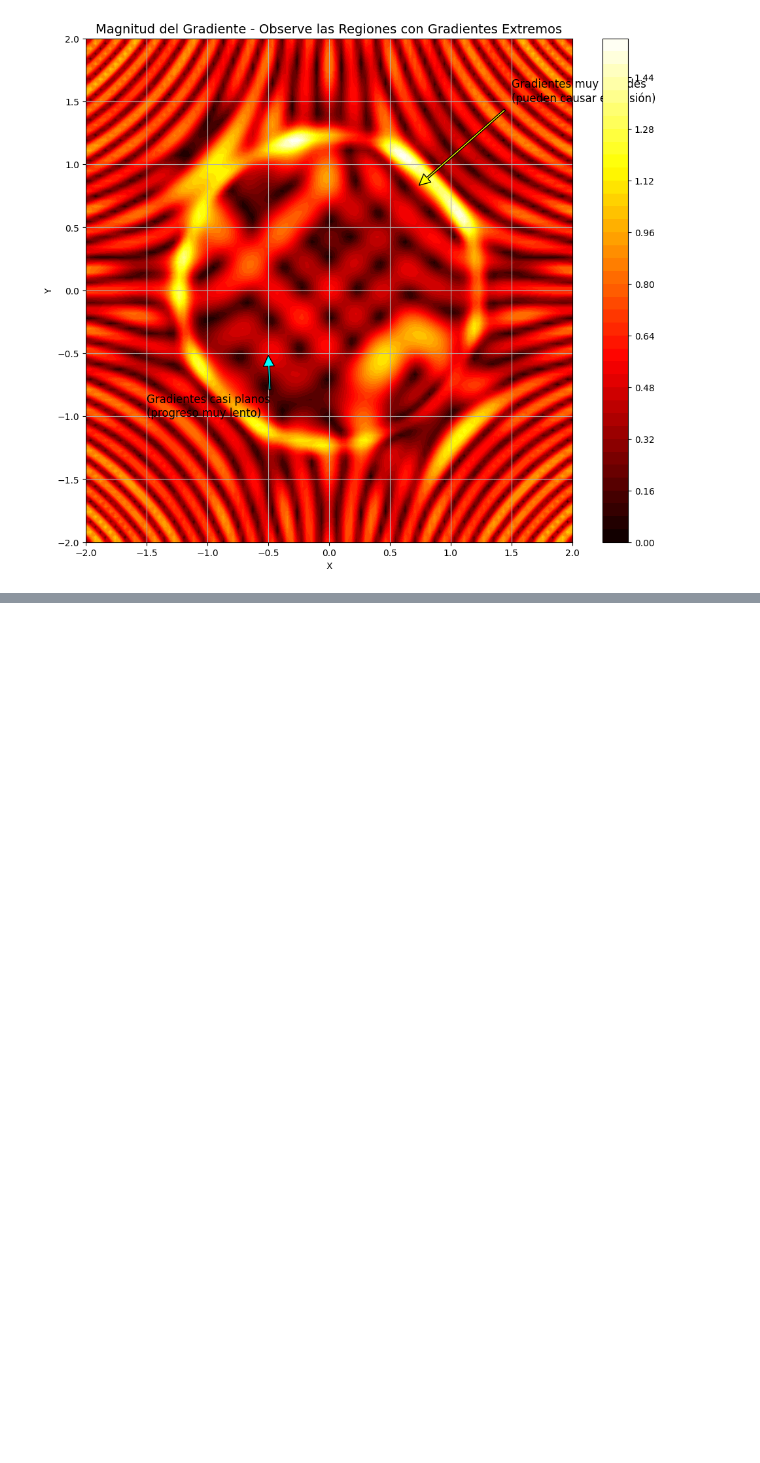
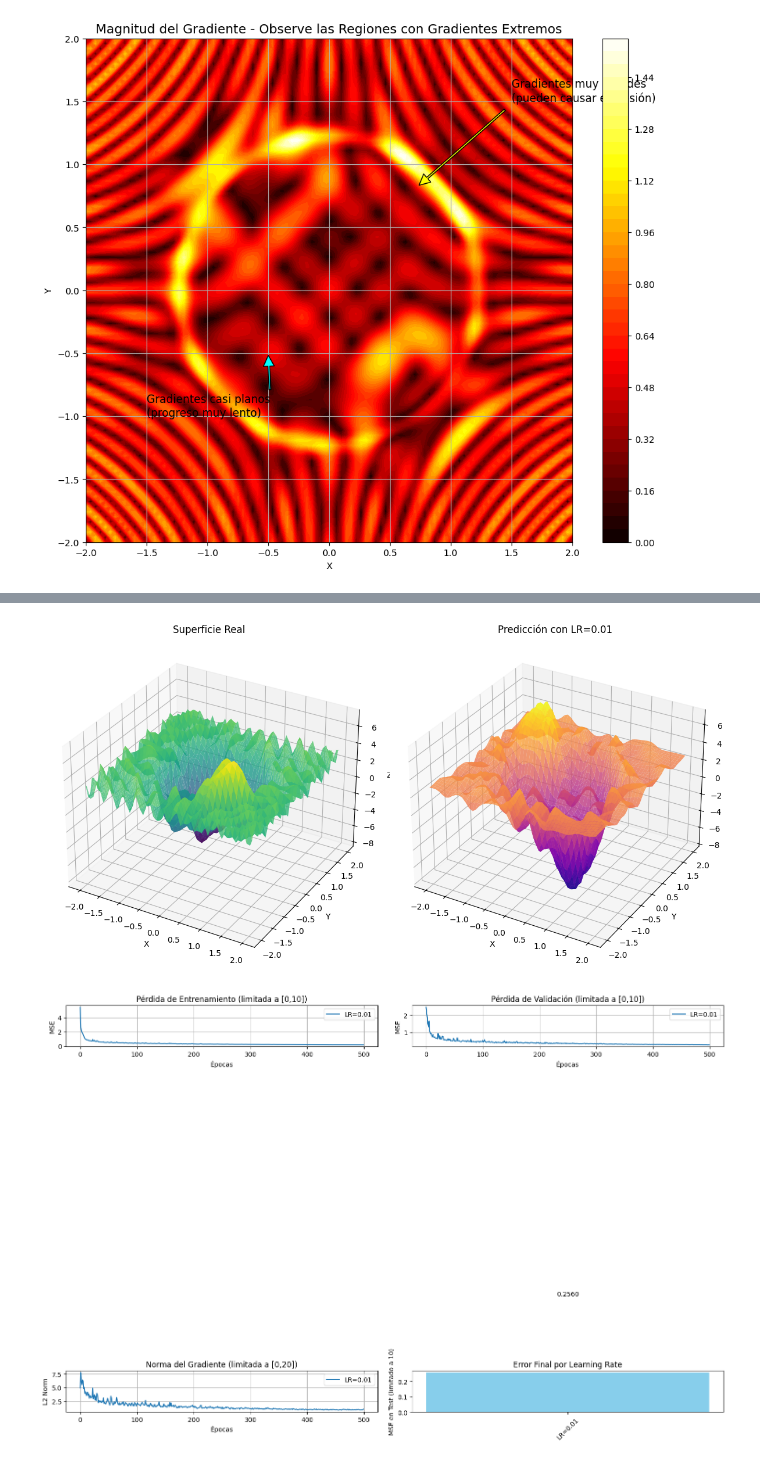
Before and after one commit to eigencore/closed-loop-training, a Jupyter notebook: play.ipynb, the cells around one changed output, grey strips where cells are left out. Cells and saved outputs as stored; diff of their text form; code cells hidden in the pictures; blank space fills up the shorter version.

```diff
--- a/play.ipynb
+++ b/play.ipynb
@@ -370,0 +647,16 @@ def compare_learning_rates(X, y, lr_values=[1e-4, 1e-3, 1e-2, 5e-2, 1e-1], epoch
+# %%
+# Generar datos
+X, y = generate_multimodal_dataset(n_samples=3000, noise_level=0.05)
+
+# Comparar diferentes learning rates
+lr_values = [1e-2]
+results = compare_learning_rates(X, y, lr_values, epochs=500, batch_size=64)
+
+# Visualizar resultados
+visualize_predictions(results, lr_values)
+
+# Comparar con y sin gradient clipping
+results_no_clip, results_with_clip = compare_with_without_clipping(
+    X, y, lr_values=[1e-2], epochs=500, batch_size=64
+)
+# %% [output]
@@ -370,0 +680,2 @@ def compare_learning_rates(X, y, lr_values=[1e-4, 1e-3, 1e-2, 5e-2, 1e-1], epoch
+[figure, added]
+[figure, added]
```
Also changed, not shown: parts of 3 cells of this notebook, 4 other files.
